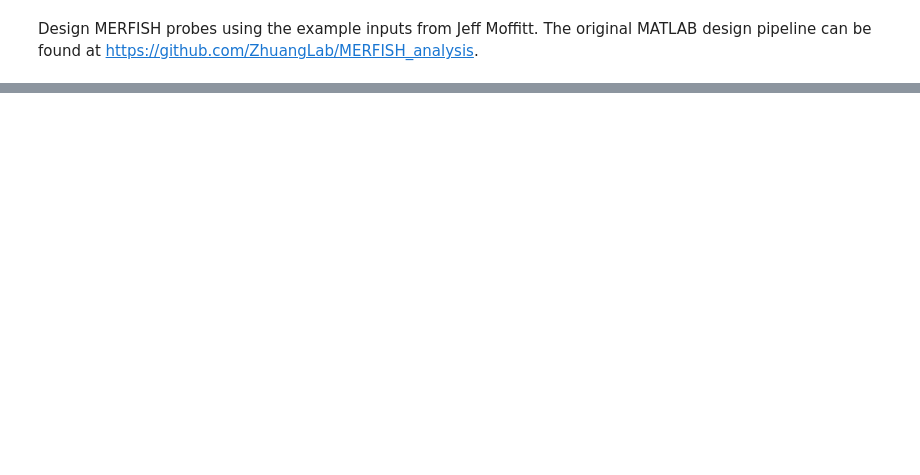
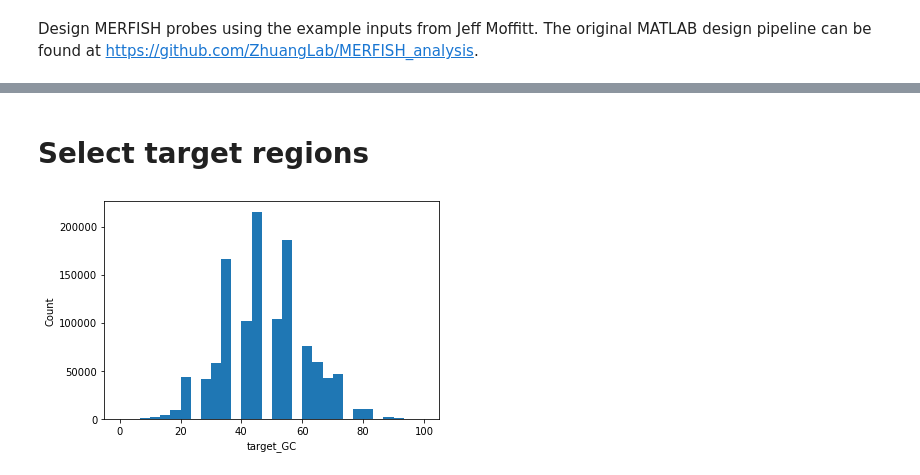
Before and after one commit to xingjiepan/MERFISH_probe_design, a Jupyter notebook: tests_and_examples/example_probe_design_JM.ipynb, the cells around one changed output, grey strips where cells are left out. Cells and saved outputs as stored; diff of their text form; code cells hidden in the pictures; blank space fills up the shorter version.

```diff
--- a/tests_and_examples/example_probe_design_JM.ipynb
+++ b/tests_and_examples/example_probe_design_JM.ipynb
@@ -26,6 +80,4 @@ transcriptome
 # %%
-# Initialize the probe dictionary
-import MERFISH_probe_design.probe_design.probe_dict as pd
-gene_ids = list(barcode_table['name'][barcode_table['id'] != '']) # Get the non-blank gene names
-probe_dict = pd.init_probe_dict(gene_ids, transcriptome, 'gene_short_name', 30)
+# Initialize the probe dictionary which is the carrier of the probes throught the design process.
+probe_dict = pd.init_probe_dict(gene_ids, transcriptome, 'gene_short_name', K=30)
 pd.print_probe_dict(probe_dict)
@@ -36,0 +184,8 @@ pd.print_probe_dict(probe_dict)
+# %% [markdown]
+# Select target regions
+# %%
+# Calculate and plot the GC contents of the target regions
+filters.calc_gc_for_probe_dict(probe_dict, column_key_seq='target_sequence', column_key_write='target_GC')
+plot.plot_hist(probe_dict, column_key='target_GC')
+# %% [output]
+[figure, added]
```
Also changed, not shown: parts of 40 cells of this notebook.
